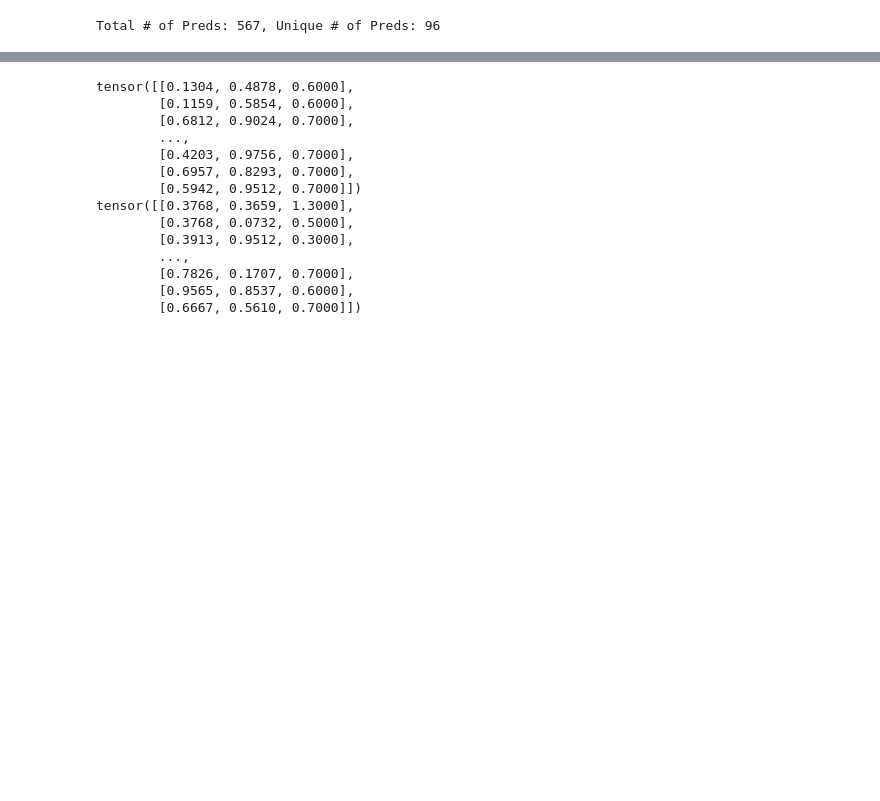
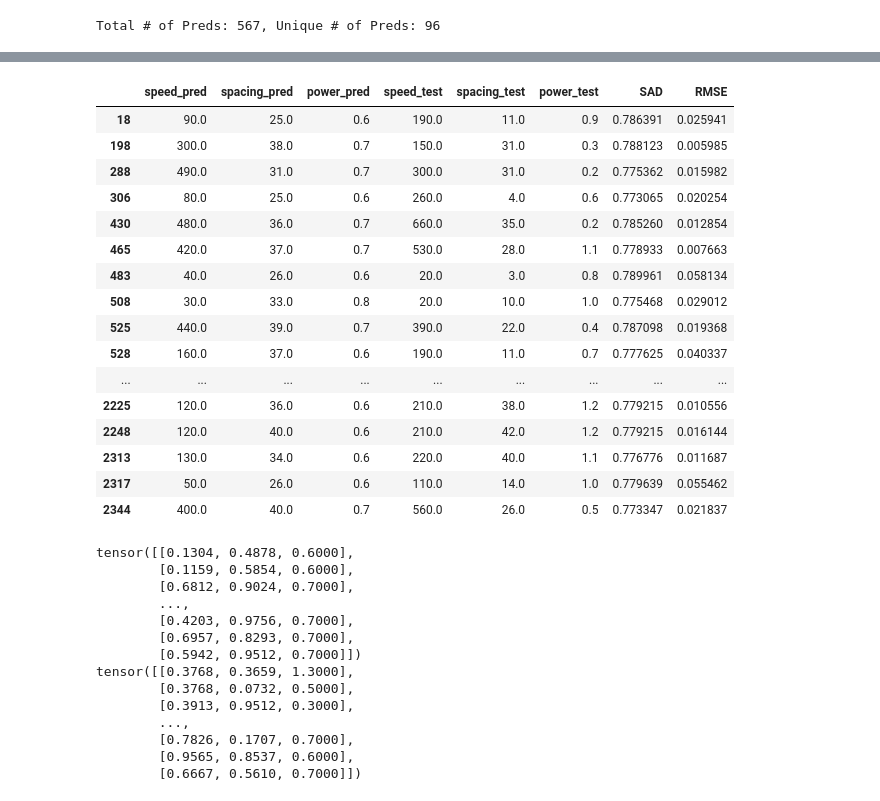
Before and after one commit to metamaterials-capstone-su-22/metamaterials_ai, a Jupyter notebook: src/notebooks/results.ipynb, the cells around one changed output, grey strips where cells are left out. Saved outputs shown, nothing was run; the diff lists cells and outputs as text; code cells hidden in the pictures; blank space fills up the shorter version.

Commit message:
rmse vs sad graph, df with comparing parameters and metricss

```diff
--- a/src/notebooks/results.ipynb
+++ b/src/notebooks/results.ipynb
@@ -115,4 +115,4 @@ print(f'Total # of Preds: {size_total}, Unique # of Preds: {size_unique}')
 Total # of Preds: 567, Unique # of Preds: 96
 # %%
 #compute SAD between parameters
-y_hat_params, test_params, sad_values = predictor.SAD(ss_y_hat_in_data, ss_y_test, "steel")
+y_hat_params, test_params, sad_values, rmses = predictor.SAD(ss_y_hat_in_data, ss_y_test, "steel")
@@ -128,0 +119,3 @@ tensor([[0.1304, 0.4878, 0.6000,  ..., 0.3659, 1.3000, 1.0683],
+# %%
+columns = ['speed_pred', 'spacing_pred', 'power_pred', 'speed_test', 'spacing_test', 'power_test', 'SAD', 'RMSE']
+sad_df = pd.DataFrame(torch.cat((y_hat_params, test_params, sad_values, rmses), dim = 1).numpy(), columns = columns)
@@ -129,3 +155,24 @@ tensor([[0.1304, 0.4878, 0.6000,  ..., 0.3659, 1.3000, 1.0683],
+# %%
+#look at subset of predictions
+sad_df[(sad_df['SAD'] > .77) & (sad_df['SAD'] < .79)]
+# %% [output]
+|  | speed_pred | spacing_pred | power_pred | speed_test | spacing_test | power_test | SAD | RMSE |
+| 18 | 90.0 | 25.0 | 0.6 | 190.0 | 11.0 | 0.9 | 0.786391 | 0.025941 |
+| 198 | 300.0 | 38.0 | 0.7 | 150.0 | 31.0 | 0.3 | 0.788123 | 0.005985 |
+| 288 | 490.0 | 31.0 | 0.7 | 300.0 | 31.0 | 0.2 | 0.775362 | 0.015982 |
+| 306 | 80.0 | 25.0 | 0.6 | 260.0 | 4.0 | 0.6 | 0.773065 | 0.020254 |
+| 430 | 480.0 | 36.0 | 0.7 | 660.0 | 35.0 | 0.2 | 0.785260 | 0.012854 |
+| 465 | 420.0 | 37.0 | 0.7 | 530.0 | 28.0 | 1.1 | 0.778933 | 0.007663 |
+| 483 | 40.0 | 26.0 | 0.6 | 20.0 | 3.0 | 0.8 | 0.789961 | 0.058134 |
+| 508 | 30.0 | 33.0 | 0.8 | 20.0 | 10.0 | 1.0 | 0.775468 | 0.029012 |
+| 525 | 440.0 | 39.0 | 0.7 | 390.0 | 22.0 | 0.4 | 0.787098 | 0.019368 |
+| 528 | 160.0 | 37.0 | 0.6 | 190.0 | 11.0 | 0.7 | 0.777625 | 0.040337 |
+| ... | ... | ... | ... | ... | ... | ... | ... | ... |
+| 2225 | 120.0 | 36.0 | 0.6 | 210.0 | 38.0 | 1.2 | 0.779215 | 0.010556 |
+| 2248 | 120.0 | 40.0 | 0.6 | 210.0 | 42.0 | 1.2 | 0.779215 | 0.016144 |
+| 2313 | 130.0 | 34.0 | 0.6 | 220.0 | 40.0 | 1.1 | 0.776776 | 0.011687 |
+| 2317 | 50.0 | 26.0 | 0.6 | 110.0 | 14.0 | 1.0 | 0.779639 | 0.055462 |
+| 2344 | 400.0 | 40.0 | 0.7 | 560.0 | 26.0 | 0.5 | 0.773347 | 0.021837 |
 # %%
 #Computer SAD between  parameters in data and test parameters
 
```
Also changed, not shown: parts of 4 cells of this notebook, 1 other file.
